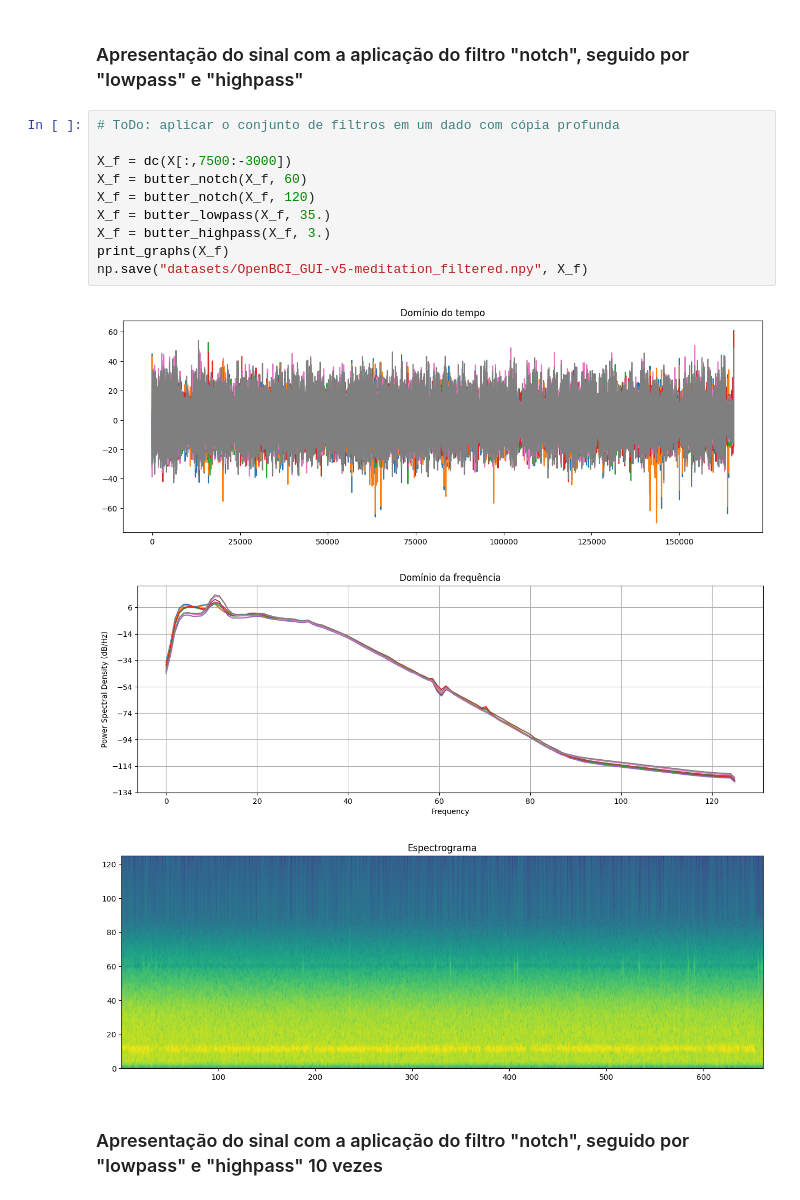
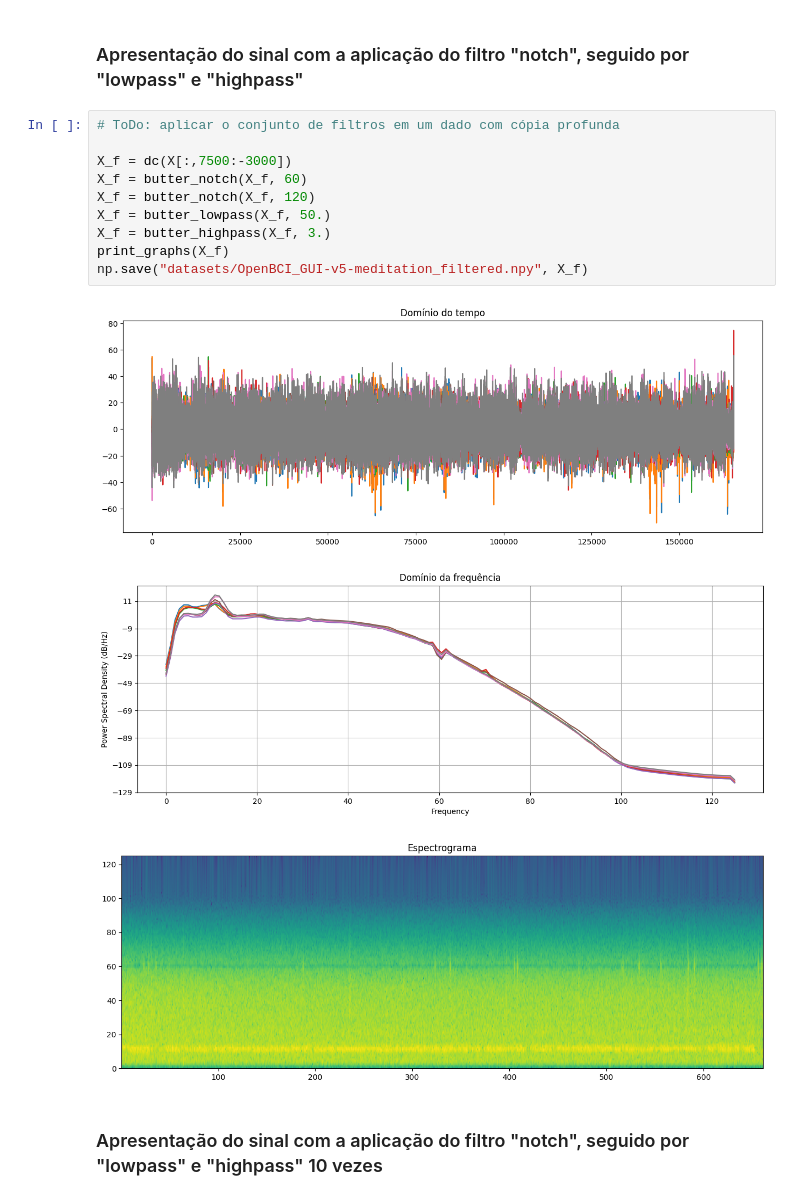
Before and after one commit to bneurd/tutoriais, a Jupyter notebook: EEG_Rhythms/03 - preprocessing.ipynb, the cells around one changed output. Saved outputs shown, nothing was run; the diff lists cells and outputs as text.

```diff
--- a/EEG_Rhythms/03 - preprocessing.ipynb
+++ b/EEG_Rhythms/03 - preprocessing.ipynb
@@ -178,17 +178,17 @@ print_graphs(X_f)
 # %%
 # ToDo: aplicar o conjunto de filtros em um dado com cópia profunda
 
 X_f = dc(X[:,7500:-3000])
 X_f = butter_notch(X_f, 60)
 X_f = butter_notch(X_f, 120)
-X_f = butter_lowpass(X_f, 35.)
+X_f = butter_lowpass(X_f, 50.)
 X_f = butter_highpass(X_f, 3.)
 print_graphs(X_f)
 np.save("datasets/OpenBCI_GUI-v5-meditation_filtered.npy", X_f)
 # %% [output]
-[figure, old version]
+[figure, new version]
-[figure, old version]
+[figure, new version]
-[figure, old version]
+[figure, new version]
 # %% [markdown]
 ### Apresentação do sinal com a aplicação do filtro "notch", seguido por "lowpass" e "highpass" 10 vezes
 # %%
```
Also changed, not shown: 2 other files.
